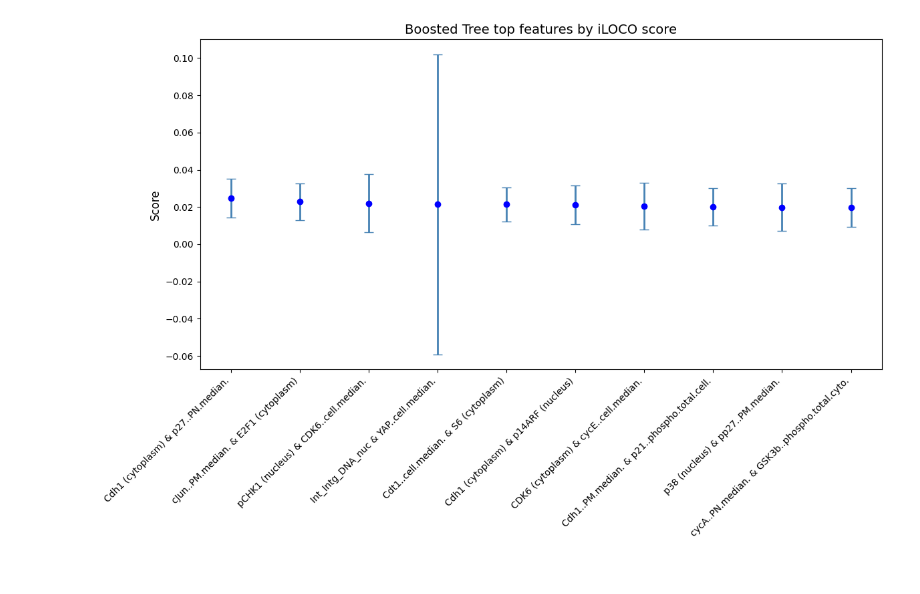
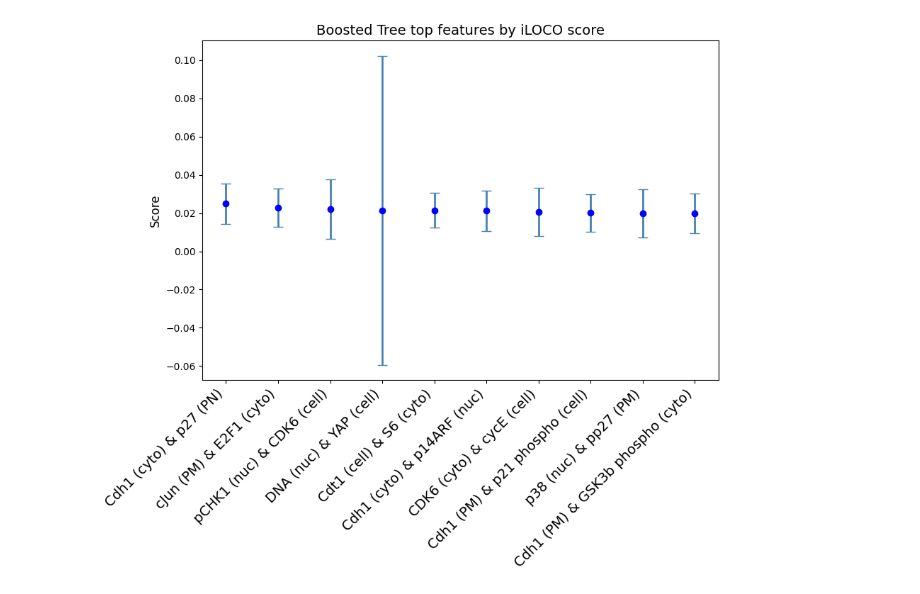
Before and after one commit to mariahgloehr/IICD, a Jupyter notebook: LOCO/iLOCO/iloco_plots.ipynb, the cells around one changed output. Cells and saved outputs as stored; diff of their text form; code cells hidden in the pictures.

```diff
--- a/LOCO/iLOCO/iloco_plots.ipynb
+++ b/LOCO/iLOCO/iloco_plots.ipynb
@@ -25,24 +9,23 @@ import re
 
 def rename_feature(name):
     # Pattern for matching each feature of the form Protein..loc.metric.
-    pattern = r"(\w+)\.\.(nuc|cyto)\.\w+\."
+    pattern = r"(\w+)\.\.(nuc|cyto|PN|PM|cell)\.\w+\."
 
     def repl(match):
         protein, location = match.groups()
-        location_full = 'nucleus' if location == 'nuc' else 'cytoplasm'
+        location_map = {
+            'nuc': 'nuc',
+            'cyto': 'cyto',
+            'PN': 'PN',
+            'PM': 'PM',
+            'cell': 'cell'
+        }
+        location_full = location_map.get(location, location)
         return f"{protein} ({location_full})"
 
     # Apply substitution to all matching parts of the string
     return re.sub(pattern, repl, name)
 
-#def rename_feature(name):
-#    match = re.match(r"(\w+)\.\.(nuc|cyto)\.\w+\.", name)
-#    if match:
-#        protein, location = match.groups()
-#        location_full = 'nucleus' if location == 'nuc' else 'cytoplasm'
-#       return f"{protein} ({location_full})"
-#    return name  # leave unchanged if it doesn't match the pattern
-
 # Apply renaming
 renamed_features = [rename_feature(col) for col in df["feature"]]
 # %%
@@ -78,11 +63,18 @@ import re
 
 def rename_feature(name):
     # Pattern for matching each feature of the form Protein..loc.metric.
-    pattern = r"(\w+)\.\.(nuc|cyto)\.\w+\."
+    pattern = r"(\w+)\.\.(nuc|cyto|PN|PM|cell)\.\w+\."
 
     def repl(match):
         protein, location = match.groups()
-        location_full = 'nucleus' if location == 'nuc' else 'cytoplasm'
+        location_map = {
+            'nuc': 'nuc',
+            'cyto': 'cyto',
+            'PN': 'PN',
+            'PM': 'PM',
+            'cell': 'cell'
+        }
+        location_full = location_map.get(location, location)
         return f"{protein} ({location_full})"
 
     # Apply substitution to all matching parts of the string
@@ -101,23 +93,26 @@ renamed_features = [rename_feature(col) for col in xgb_df["feature"]]
 # %%
 xgb_df["feature"] = renamed_features
 top_20_xgb = xgb_df.nlargest(10, "scores")
+top_20_xgb.replace('Cdh1 (PM) & p21..phospho.total.cell.', 'Cdh1 (PM) & p21 phospho (cell)', inplace=True)
+top_20_xgb.replace('cycA (PN) & GSK3b..phospho.total.cyto.', 'Cdh1 (PM) & GSK3b phospho (cyto)', inplace=True)
+top_20_xgb.replace('Int_Intg_DNA_nuc & YAP (cell)', 'DNA (nuc) & YAP (cell)', inplace=True)
 # %%
 # Plot
-plt.figure(figsize=(12, 8))
+plt.figure(figsize=(9, 8))
 plt.errorbar(
     top_20_xgb["feature"],
     top_20_xgb["scores"],
     yerr=top_20_xgb["ci"],
     fmt='o',  # Point marker
     color='blue',
     ecolor='steelblue',
     elinewidth=2,
     capsize=5
 )
-plt.xticks(rotation=45, fontsize=10, ha = "right")  # Rotate x-axis labels vertically
+plt.xticks(rotation=45, fontsize=14, ha = "right")  # Rotate x-axis labels vertically
 plt.ylabel("Score", fontsize=12)
 plt.title("Boosted Tree top features by iLOCO score", fontsize=14)
 plt.tight_layout()  # Ensure everything fits nicely
 plt.show()
 # %% [output]
-[figure, old version]
+[figure, new version]
```
Also changed, not shown: parts of 3 cells of this notebook, 5 other files.
